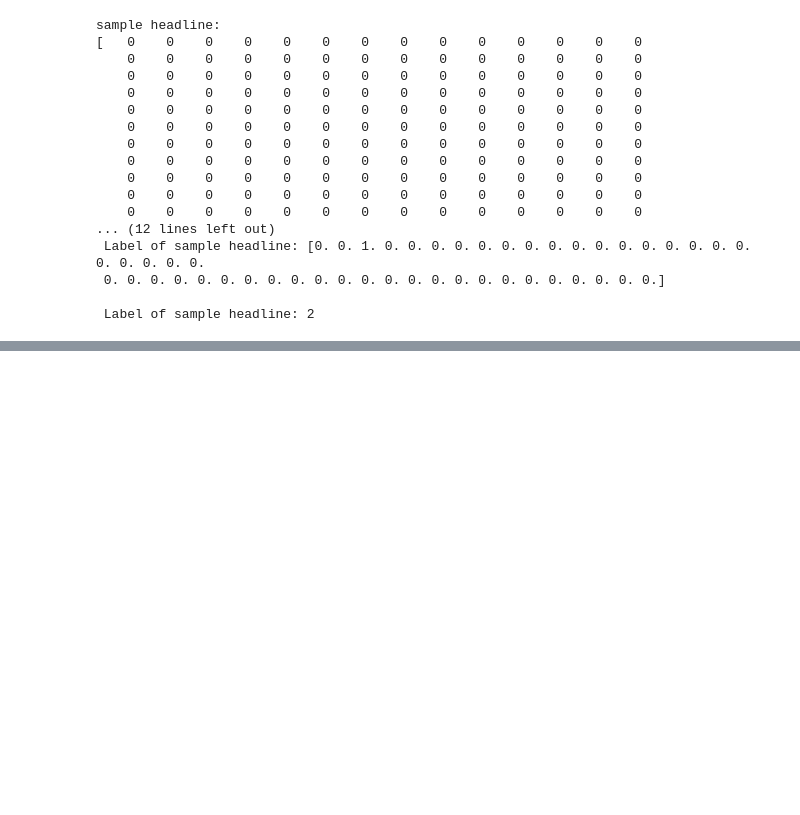
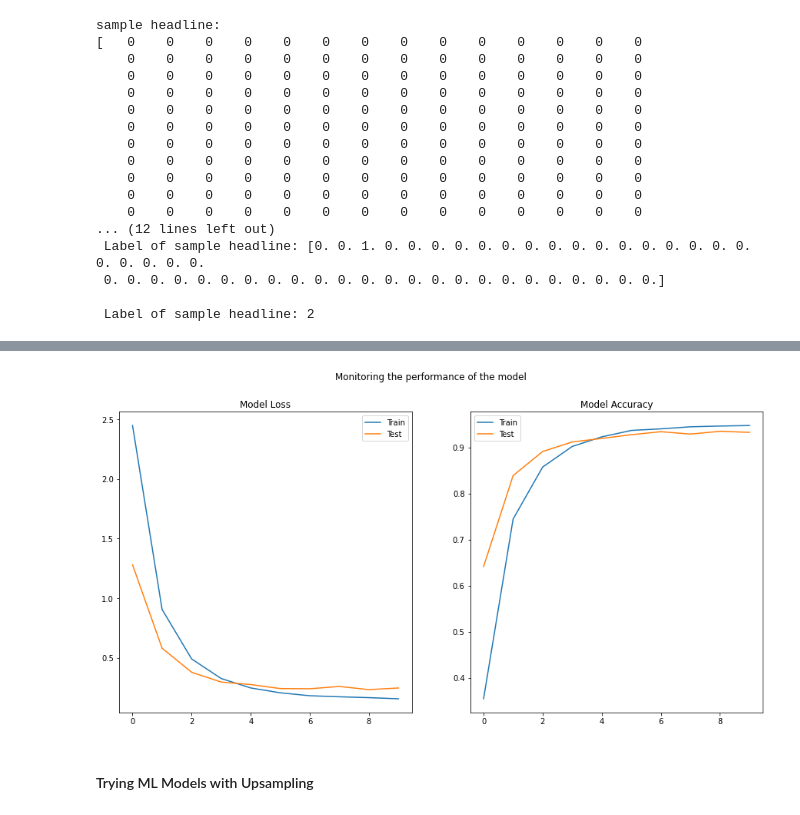
Before and after one commit to pbhuch/GL_DecA_G4_NLP1, a Jupyter notebook: GL_DecA_G4_NLP1_Final_4dec.ipynb, the cells around one changed output, grey strips where cells are left out. Saved outputs shown, nothing was run; the diff lists cells and outputs as text; code cells hidden in the pictures; blank space fills up the shorter version.

```diff
--- a/GL_DecA_G4_NLP1_Final_4dec.ipynb
+++ b/GL_DecA_G4_NLP1_Final_4dec.ipynb
@@ -2546,0 +2573,20 @@ Epoch 00006: early stopping
+# %%
+#visualizing model performance  - loss and accuracy
+f, (ax1, ax2) = plt.subplots(1, 2, figsize = (15, 7.2))
+f.suptitle('Monitoring the performance of the model')
+
+ax1.plot(model_td_history.history['loss'], label = 'Train')
+ax1.plot(model_td_history.history['val_loss'], label = 'Test')
+ax1.set_title('Model Loss')
+ax1.legend(['Train', 'Test'])
+
+ax2.plot(model_td_history.history['accuracy'], label = 'Train')
+ax2.plot(model_td_history.history['val_accuracy'], label = 'Test')
+ax2.set_title('Model Accuracy')
+ax2.legend(['Train', 'Test'])
+
+plt.show()
+# %% [output]
+[figure, added]
+# %% [markdown]
+#### Trying ML Models with Upsampling
```
Also changed, not shown: parts of 25 cells of this notebook.
